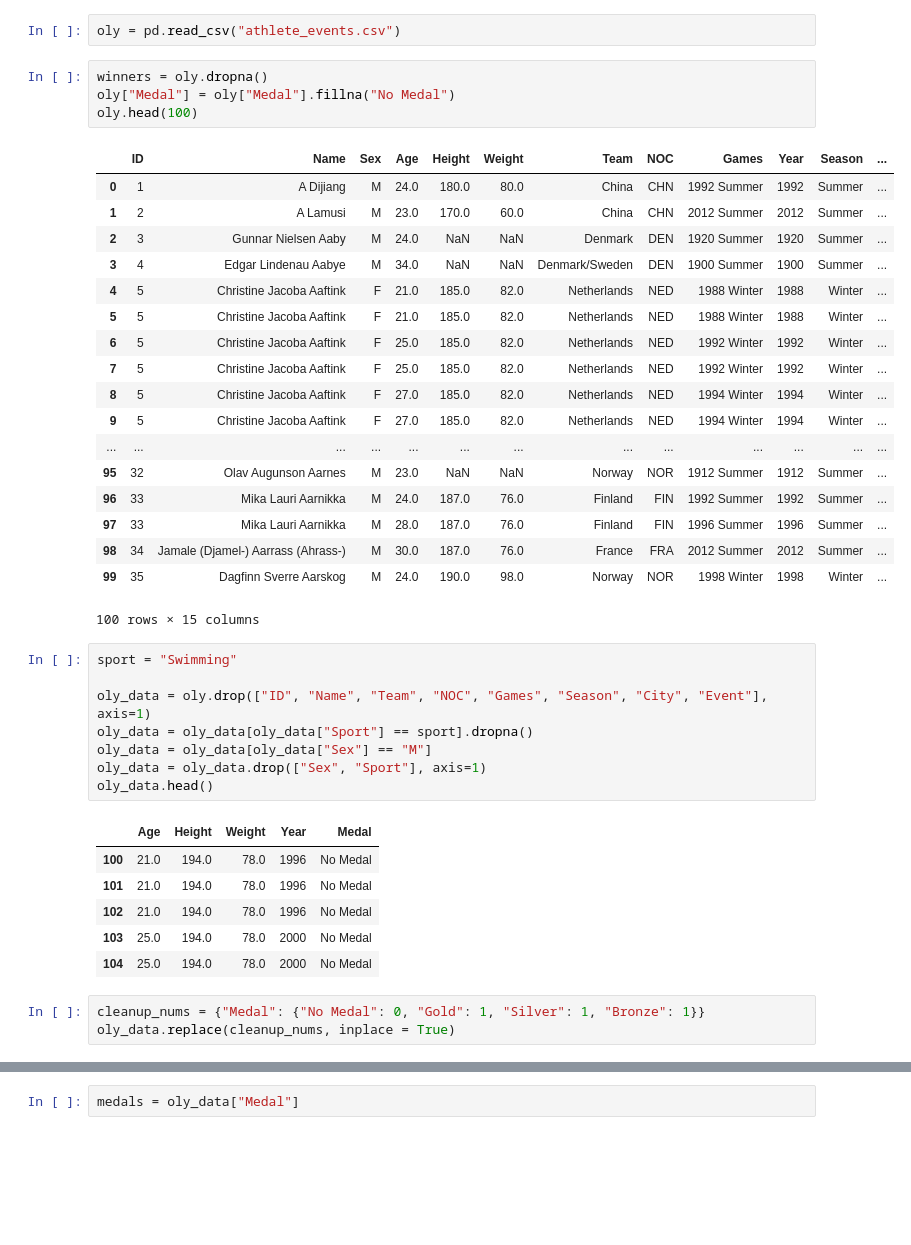
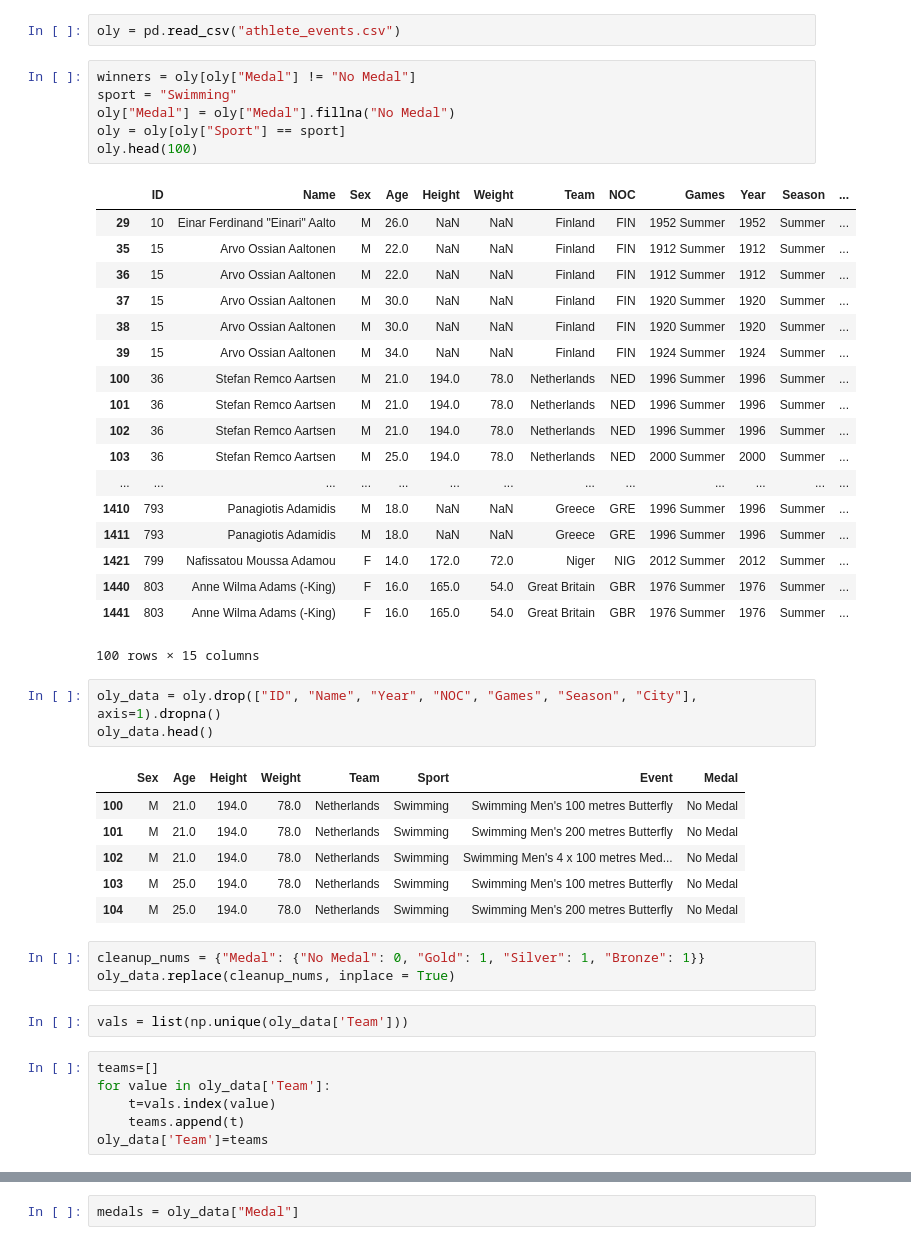
Before and after one commit to zackwitz/DSFinal, a Jupyter notebook: Final Project.ipynb, the cells around one changed output, grey strips where cells are left out. Saved outputs shown, nothing was run; the diff lists cells and outputs as text; blank space fills up the shorter version.

```diff
--- a/Final Project.ipynb
+++ b/Final Project.ipynb
@@ -21,43 +21,48 @@ from sklearn.neighbors import KNeighborsClassifier
 # %%
 oly = pd.read_csv("athlete_events.csv")
 # %%
-winners = oly.dropna()
+winners = oly[oly["Medal"] != "No Medal"]
+sport = "Swimming"
 oly["Medal"] = oly["Medal"].fillna("No Medal")
+oly = oly[oly["Sport"] == sport]
 oly.head(100)
 # %% [output]
 |  | ID | Name | Sex | Age | Height | Weight | Team | NOC | Games | Year | Season | ... |
-| 0 | 1 | A Dijiang | M | 24.0 | 180.0 | 80.0 | China | CHN | 1992 Summer | 1992 | Summer | ... |
-| 1 | 2 | A Lamusi | M | 23.0 | 170.0 | 60.0 | China | CHN | 2012 Summer | 2012 | Summer | ... |
-| 2 | 3 | Gunnar Nielsen Aaby | M | 24.0 | NaN | NaN | Denmark | DEN | 1920 Summer | 1920 | Summer | ... |
-| 3 | 4 | Edgar Lindenau Aabye | M | 34.0 | NaN | NaN | Denmark/Sweden | DEN | 1900 Summer | 1900 | Summer | ... |
-| 4 | 5 | Christine Jacoba Aaftink | F | 21.0 | 185.0 | 82.0 | Netherlands | NED | 1988 Winter | 1988 | Winter | ... |
-| 5 | 5 | Christine Jacoba Aaftink | F | 21.0 | 185.0 | 82.0 | Netherlands | NED | 1988 Winter | 1988 | Winter | ... |
-| 6 | 5 | Christine Jacoba Aaftink | F | 25.0 | 185.0 | 82.0 | Netherlands | NED | 1992 Winter | 1992 | Winter | ... |
-| 7 | 5 | Christine Jacoba Aaftink | F | 25.0 | 185.0 | 82.0 | Netherlands | NED | 1992 Winter | 1992 | Winter | ... |
-| 8 | 5 | Christine Jacoba Aaftink | F | 27.0 | 185.0 | 82.0 | Netherlands | NED | 1994 Winter | 1994 | Winter | ... |
-| 9 | 5 | Christine Jacoba Aaftink | F | 27.0 | 185.0 | 82.0 | Netherlands | NED | 1994 Winter | 1994 | Winter | ... |
+| 29 | 10 | Einar Ferdinand "Einari" Aalto | M | 26.0 | NaN | NaN | Finland | FIN | 1952 Summer | 1952 | Summer | ... |
+| 35 | 15 | Arvo Ossian Aaltonen | M | 22.0 | NaN | NaN | Finland | FIN | 1912 Summer | 1912 | Summer | ... |
+| 36 | 15 | Arvo Ossian Aaltonen | M | 22.0 | NaN | NaN | Finland | FIN | 1912 Summer | 1912 | Summer | ... |
+| 37 | 15 | Arvo Ossian Aaltonen | M | 30.0 | NaN | NaN | Finland | FIN | 1920 Summer | 1920 | Summer | ... |
+| 38 | 15 | Arvo Ossian Aaltonen | M | 30.0 | NaN | NaN | Finland | FIN | 1920 Summer | 1920 | Summer | ... |
+| 39 | 15 | Arvo Ossian Aaltonen | M | 34.0 | NaN | NaN | Finland | FIN | 1924 Summer | 1924 | Summer | ... |
+| 100 | 36 | Stefan Remco Aartsen | M | 21.0 | 194.0 | 78.0 | Netherlands | NED | 1996 Summer | 1996 | Summer | ... |
+| 101 | 36 | Stefan Remco Aartsen | M | 21.0 | 194.0 | 78.0 | Netherlands | NED | 1996 Summer | 1996 | Summer | ... |
+| 102 | 36 | Stefan Remco Aartsen | M | 21.0 | 194.0 | 78.0 | Netherlands | NED | 1996 Summer | 1996 | Summer | ... |
+| 103 | 36 | Stefan Remco Aartsen | M | 25.0 | 194.0 | 78.0 | Netherlands | NED | 2000 Summer | 2000 | Summer | ... |
 | ... | ... | ... | ... | ... | ... | ... | ... | ... | ... | ... | ... | ... |
-| 95 | 32 | Olav Augunson Aarnes | M | 23.0 | NaN | NaN | Norway | NOR | 1912 Summer | 1912 | Summer | ... |
-| 96 | 33 | Mika Lauri Aarnikka | M | 24.0 | 187.0 | 76.0 | Finland | FIN | 1992 Summer | 1992 | Summer | ... |
-| 97 | 33 | Mika Lauri Aarnikka | M | 28.0 | 187.0 | 76.0 | Finland | FIN | 1996 Summer | 1996 | Summer | ... |
-| 98 | 34 | Jamale (Djamel-) Aarrass (Ahrass-) | M | 30.0 | 187.0 | 76.0 | France | FRA | 2012 Summer | 2012 | Summer | ... |
-| 99 | 35 | Dagfinn Sverre Aarskog | M | 24.0 | 190.0 | 98.0 | Norway | NOR | 1998 Winter | 1998 | Winter | ... |
+| 1410 | 793 | Panagiotis Adamidis | M | 18.0 | NaN | NaN | Greece | GRE | 1996 Summer | 1996 | Summer | ... |
+| 1411 | 793 | Panagiotis Adamidis | M | 18.0 | NaN | NaN | Greece | GRE | 1996 Summer | 1996 | Summer | ... |
+| 1421 | 799 | Nafissatou Moussa Adamou | F | 14.0 | 172.0 | 72.0 | Niger | NIG | 2012 Summer | 2012 | Summer | ... |
+| 1440 | 803 | Anne Wilma Adams (-King) | F | 16.0 | 165.0 | 54.0 | Great Britain | GBR | 1976 Summer | 1976 | Summer | ... |
+| 1441 | 803 | Anne Wilma Adams (-King) | F | 16.0 | 165.0 | 54.0 | Great Britain | GBR | 1976 Summer | 1976 | Summer | ... |
 100 rows × 15 columns
 # %%
-sport = "Swimming"
-
-oly_data = oly.drop(["ID", "Name", "Team", "NOC", "Games", "Season", "City", "Event"], axis=1)
-oly_data = oly_data[oly_data["Sport"] == sport].dropna()
-oly_data = oly_data[oly_data["Sex"] == "M"]
-oly_data = oly_data.drop(["Sex", "Sport"], axis=1)
+oly_data = oly.drop(["ID", "Name", "Year", "NOC", "Games", "Season", "City"], axis=1).dropna()
 oly_data.head()
 # %% [output]
-|  | Age | Height | Weight | Year | Medal |
-| 100 | 21.0 | 194.0 | 78.0 | 1996 | No Medal |
-| 101 | 21.0 | 194.0 | 78.0 | 1996 | No Medal |
-| 102 | 21.0 | 194.0 | 78.0 | 1996 | No Medal |
-| 103 | 25.0 | 194.0 | 78.0 | 2000 | No Medal |
-| 104 | 25.0 | 194.0 | 78.0 | 2000 | No Medal |
+|  | Sex | Age | Height | Weight | Team | Sport | Event | Medal |
+| 100 | M | 21.0 | 194.0 | 78.0 | Netherlands | Swimming | Swimming Men's 100 metres Butterfly | No Medal |
+| 101 | M | 21.0 | 194.0 | 78.0 | Netherlands | Swimming | Swimming Men's 200 metres Butterfly | No Medal |
+| 102 | M | 21.0 | 194.0 | 78.0 | Netherlands | Swimming | Swimming Men's 4 x 100 metres Med... | No Medal |
+| 103 | M | 25.0 | 194.0 | 78.0 | Netherlands | Swimming | Swimming Men's 100 metres Butterfly | No Medal |
+| 104 | M | 25.0 | 194.0 | 78.0 | Netherlands | Swimming | Swimming Men's 200 metres Butterfly | No Medal |
 # %%
 cleanup_nums = {"Medal": {"No Medal": 0, "Gold": 1, "Silver": 1, "Bronze": 1}}
 oly_data.replace(cleanup_nums, inplace = True)
+# %%
+vals = list(np.unique(oly_data['Team']))
+# %%
+teams=[]
+for value in oly_data['Team']:
+    t=vals.index(value)
+    teams.append(t)
+oly_data['Team']=teams
```
Also changed, not shown: parts of 17 cells of this notebook.
